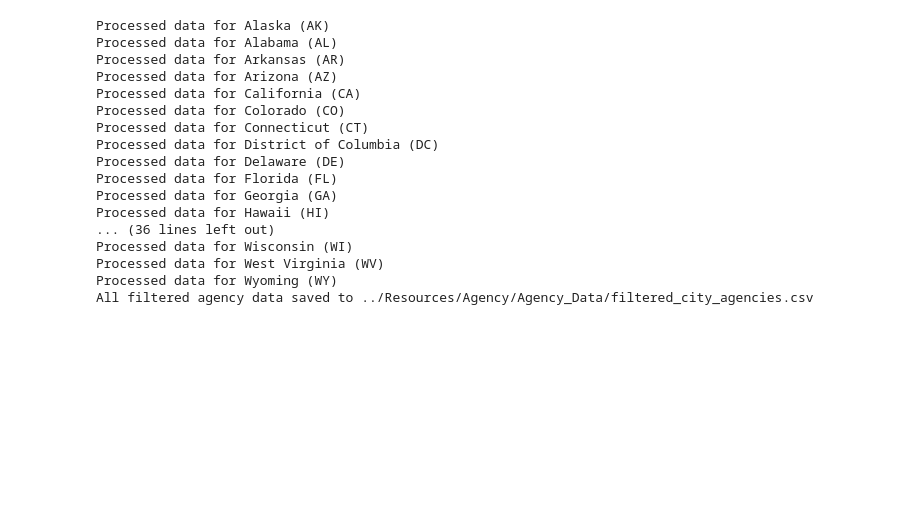
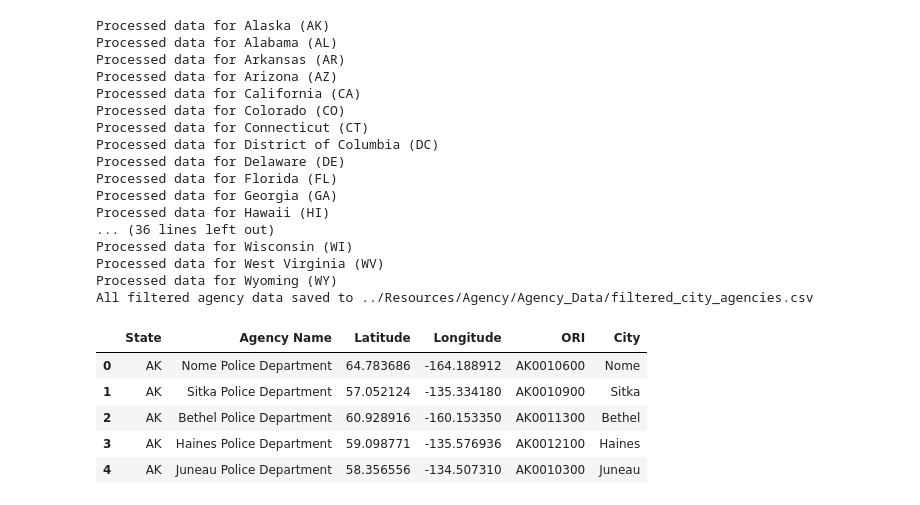
Before and after one commit to gregknowles91/DGMRProject1, a Jupyter notebook: Main/TESTING_Agency_National_NOT WORKING.ipynb, the cells around one changed output. Cells and saved outputs as stored; diff of their text form; code cells hidden in the pictures; blank space fills up the shorter version.

```diff
--- a/Main/TESTING_Agency_National_NOT WORKING.ipynb
+++ b/Main/TESTING_Agency_National_NOT WORKING.ipynb
@@ -8,19 +10,7 @@ ImportError: cannot import name 'cesnsus_api_key' from 'config' (c:\Users\12087\
 # %%
 # List of states with their abbreviations
 states = {
-    "AK": "Alaska", "AL": "Alabama", "AR": "Arkansas", "AZ": "Arizona",
-    "CA": "California", "CO": "Colorado", "CT": "Connecticut", "DC": "District of Columbia",
-    "DE": "Delaware", "FL": "Florida", "GA": "Georgia", "HI": "Hawaii",
-    "IA": "Iowa", "ID": "Idaho", "IL": "Illinois", "IN": "Indiana",
-    "KS": "Kansas", "KY": "Kentucky", "LA": "Louisiana", "MA": "Massachusetts",
-    "MD": "Maryland", "ME": "Maine", "MI": "Michigan", "MN": "Minnesota",
-    "MO": "Missouri", "MS": "Mississippi", "MT": "Montana", "NC": "North Carolina",
-    "ND": "North Dakota", "NE": "Nebraska", "NH": "New Hampshire", "NJ": "New Jersey",
-    "NM": "New Mexico", "NV": "Nevada", "NY": "New York", "OH": "Ohio",
-    "OK": "Oklahoma", "OR": "Oregon", "PA": "Pennsylvania", "RI": "Rhode Island",
-    "SC": "South Carolina", "SD": "South Dakota", "TN": "Tennessee", "TX": "Texas",
-    "UT": "Utah", "VA": "Virginia", "VT": "Vermont", "WA": "Washington",
-    "WI": "Wisconsin", "WV": "West Virginia", "WY": "Wyoming"
+    "AK": "Alaska"
 }
 
 # Function to fetch agency data from the API
@@ -101,0 +90,9 @@ census_url = f'api.census.gov/data/2021/pep/population?get=DENSITY_2021,POP_2021
+# %%
+df_all_agencies.head()
+# %% [output]
+|  | State | Agency Name | Latitude | Longitude | ORI | City |
+| 0 | AK | Nome Police Department | 64.783686 | -164.188912 | AK0010600 | Nome |
+| 1 | AK | Sitka Police Department | 57.052124 | -135.334180 | AK0010900 | Sitka |
+| 2 | AK | Bethel Police Department | 60.928916 | -160.153350 | AK0011300 | Bethel |
+| 3 | AK | Haines Police Department | 59.098771 | -135.576936 | AK0012100 | Haines |
+| 4 | AK | Juneau Police Department | 58.356556 | -134.507310 | AK0010300 | Juneau |
```
Also changed, not shown: parts of 6 cells of this notebook, 9 other files.
